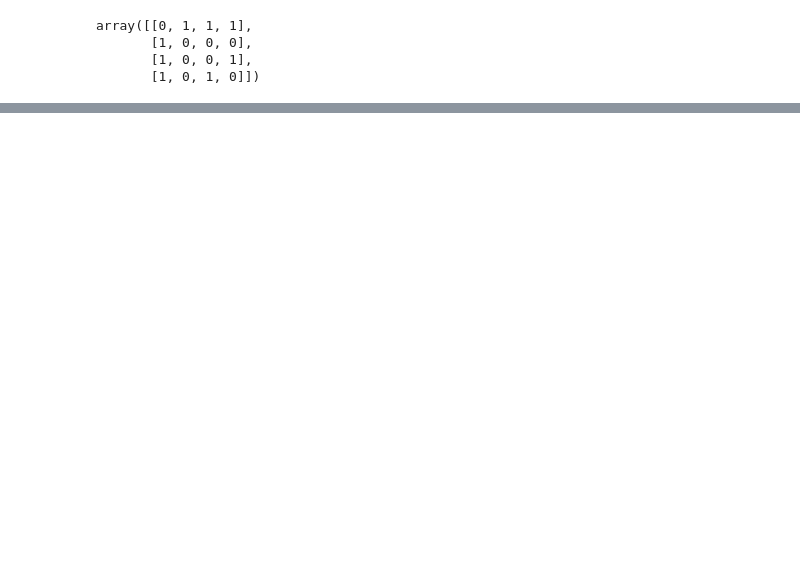
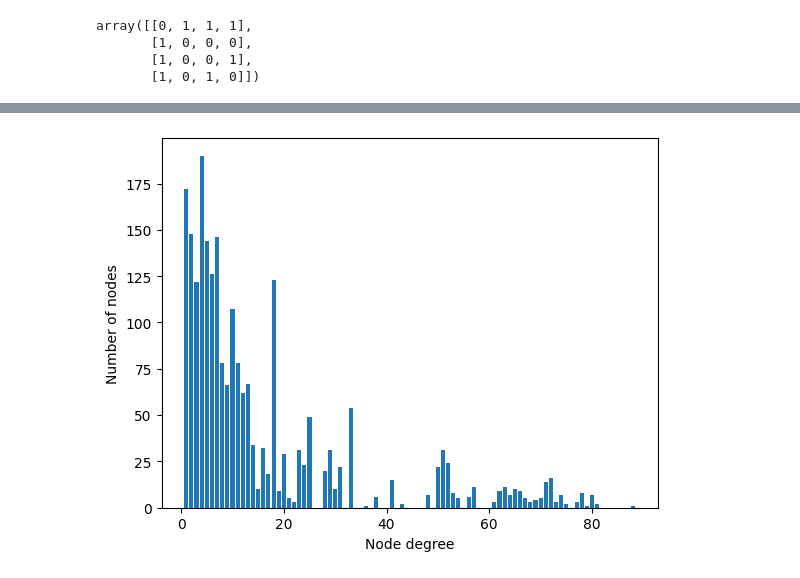
Before and after one commit to williewheeler/gnn-demos, a Jupyter notebook: 06-GCN.ipynb, the cells around one changed output, grey strips where cells are left out. Cells and saved outputs as stored; diff of their text form; code cells hidden in the pictures; blank space fills up the shorter version.

```diff
--- a/06-GCN.ipynb
+++ b/06-GCN.ipynb
@@ -232,0 +256,7 @@ Facebook Page-Page GCN test accuracy: 91.21%
+# %%
+wn_ds = WikipediaNetwork(
+    root=".",
+    name="chameleon",
+    transform=T.RandomNodeSplit(num_val=200, num_test=500)
+)
+wn_data = wn_ds[0]
@@ -232,0 +265,3 @@ Facebook Page-Page GCN test accuracy: 91.21%
+# %%
+wn_df = pd.read_csv('./wikipedia/chameleon/musae_chameleon_target.csv')
+wn_df
@@ -232,0 +282,8 @@ Facebook Page-Page GCN test accuracy: 91.21%
+# %%
+wn_values = np.log10(wn_df['target'])
+
+# Replace classes with log targets
+wn_data.y = torch.tensor(wn_values)
+
+# Replace targets with log targets
+wn_df['target'] = wn_values
@@ -232,0 +344,4 @@ Facebook Page-Page GCN test accuracy: 91.21%
+# %%
+plot_node_degrees(wn_data)
+# %% [output]
+[figure, added]
```
Also changed, not shown: parts of 32 cells of this notebook, 28 other files.
